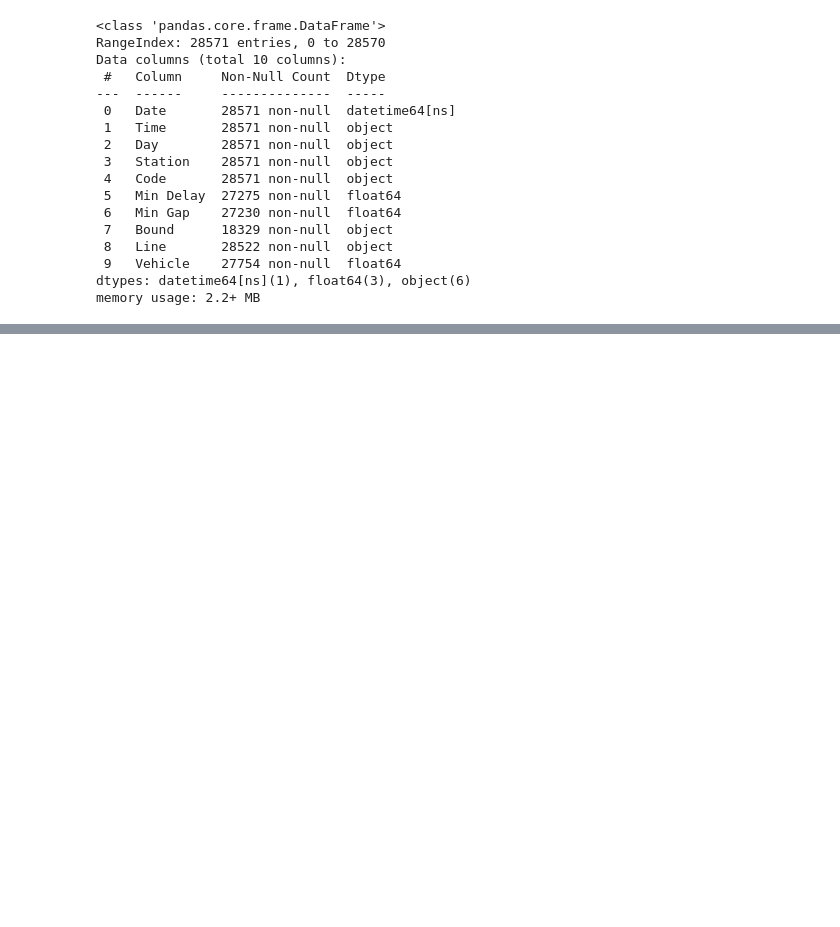
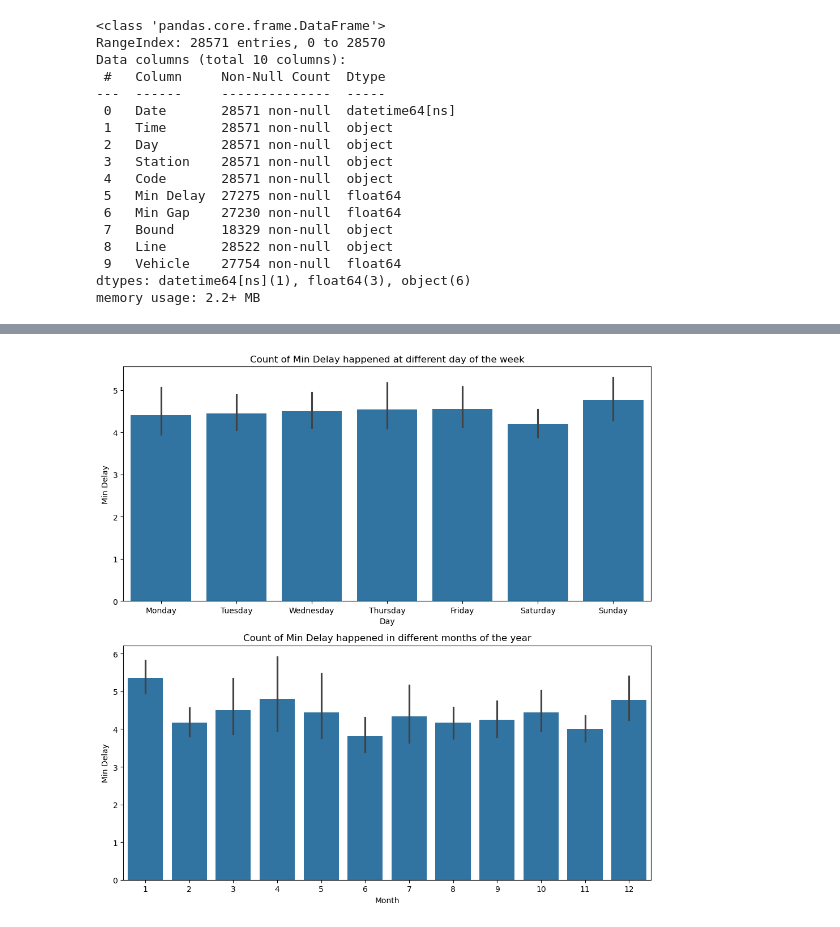
Before and after one commit to jcpeinado/Team_Project-TTC_Delays, a Jupyter notebook: 02_data_processing/01_exploratory_data_analysis.ipynb, the cells around one changed output, grey strips where cells are left out. Cells and saved outputs as stored; diff of their text form; code cells hidden in the pictures; blank space fills up the shorter version.

Commit message:
01_exploratory_data_analysis.ipynb file is updated with data clean, new featues, visualizations and linear regression model

```diff
--- a/02_data_processing/01_exploratory_data_analysis.ipynb
+++ b/02_data_processing/01_exploratory_data_analysis.ipynb
@@ -60,0 +150,3 @@ array(['YU', 'BD', 'YUS', 'YU/BD', 'SHP', nan, 'BLOOR DANFORTH',
+# %%
+# Converting 'datetime' column to datetime format
+df_cleaned['Date'] = pd.to_datetime(df_cleaned['Date'])
@@ -60,0 +159,5 @@ array(['YU', 'BD', 'YUS', 'YU/BD', 'SHP', nan, 'BLOOR DANFORTH',
+# %%
+# Creating new features from 'Date' column
+#df_cleaned['Hour'] = df_cleaned['Date'].dt.hour
+df_cleaned['Month'] = df_cleaned['Date'].dt.month
+print(df_cleaned.head())
@@ -60,0 +183,4 @@ array(['YU', 'BD', 'YUS', 'YU/BD', 'SHP', nan, 'BLOOR DANFORTH',
+# %%
+# add dataset for Code categories
+df_code = pd.read_csv("../02_data_processing/code_category_description.csv")
+print(df_code)
@@ -60,0 +218,3 @@ array(['YU', 'BD', 'YUS', 'YU/BD', 'SHP', nan, 'BLOOR DANFORTH',
+# %%
+# Adding 'Category' column from df_code to df_cleanese based on 'Deay code'
+df_delay = pd.merge(df_cleaned, df_code[['Delay Code', 'Category']], left_on='Code', right_on = 'Delay Code',how='left')
@@ -60,0 +261,20 @@ array(['YU', 'BD', 'YUS', 'YU/BD', 'SHP', nan, 'BLOOR DANFORTH',
+# %%
+import seaborn as sns
+import matplotlib.pyplot as plt
+
+#Creating subplots
+fig, ax = plt.subplots(2, 1, figsize=(10, 10))
+
+#  Analyzing trends - Visualizing the count of Min Delay happened different day of the week
+sns.barplot(x=df_delay['Day'], y=df_delay['Min Delay'],ax=ax[0])
+ax[0].set_title('Count of Min Delay happened at different day of the week')
+
+# Analyzing trends - Visualizing the count of Min Delay happened in different months of the year
+sns.barplot(x=df_delay['Month'], y=df_delay['Min Delay'], ax=ax[1])
+ax[1].set_title('Count of Min Delay happened in different months of the year')
+
+
+plt.tight_layout()
+plt.show()
+# %% [output]
+[figure, added]
```
Also changed, not shown: parts of 23 cells of this notebook, 2 other files.
